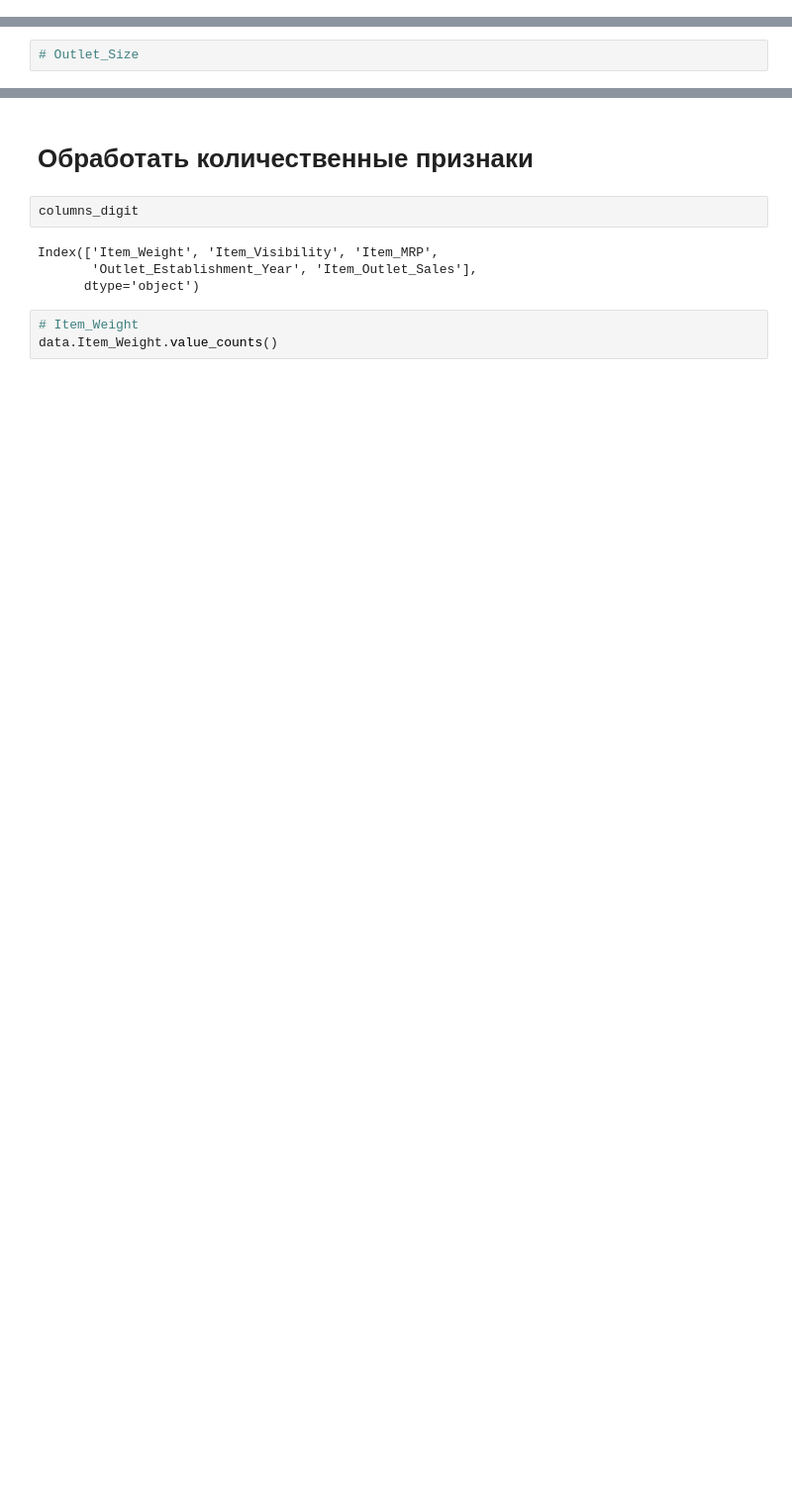
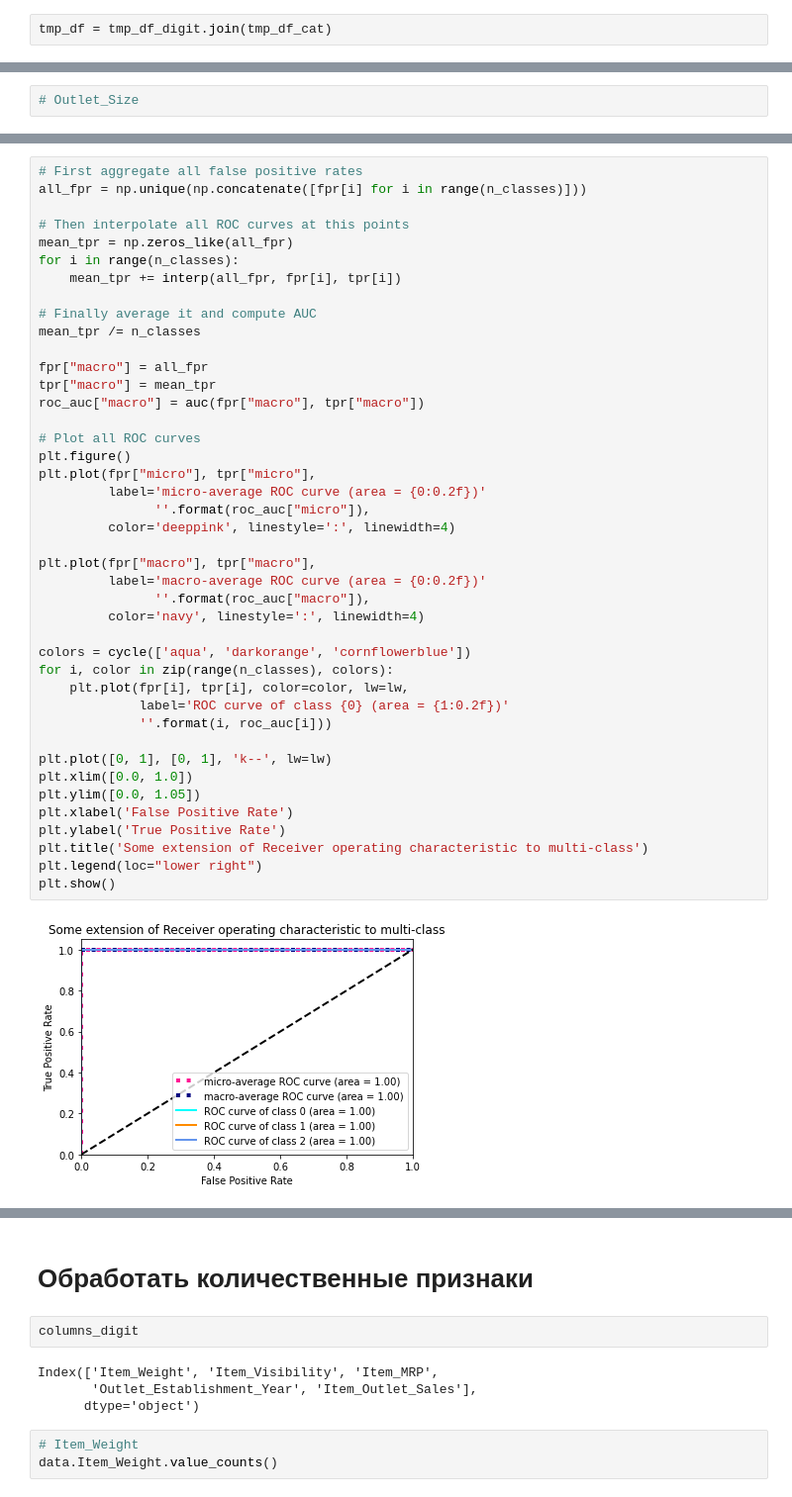
Before and after one commit to HeliosBI/AML_diploma_pre_1, a Jupyter notebook: diploma_pre_1.ipynb, the cells around one changed output, grey strips where cells are left out. Shown: that part at 99% size. Cells and saved outputs as stored; diff of their text form; blank space fills up the shorter version.

```diff
--- a/diploma_pre_1.ipynb
+++ b/diploma_pre_1.ipynb
@@ -145,0 +207,2 @@ data[data.Item_Weight.isna() == 1]
+# %%
+tmp_df = tmp_df_digit.join(tmp_df_cat)
@@ -169,0 +347,44 @@ data[data.Outlet_Size.isna() == 1]
+# %%
+# First aggregate all false positive rates
+all_fpr = np.unique(np.concatenate([fpr[i] for i in range(n_classes)]))
+
+# Then interpolate all ROC curves at this points
+mean_tpr = np.zeros_like(all_fpr)
+for i in range(n_classes):
+    mean_tpr += interp(all_fpr, fpr[i], tpr[i])
+
+# Finally average it and compute AUC
+mean_tpr /= n_classes
+
+fpr["macro"] = all_fpr
+tpr["macro"] = mean_tpr
+roc_auc["macro"] = auc(fpr["macro"], tpr["macro"])
+
+# Plot all ROC curves
+plt.figure()
+plt.plot(fpr["micro"], tpr["micro"],
+         label='micro-average ROC curve (area = {0:0.2f})'
+               ''.format(roc_auc["micro"]),
+         color='deeppink', linestyle=':', linewidth=4)
+
+plt.plot(fpr["macro"], tpr["macro"],
+         label='macro-average ROC curve (area = {0:0.2f})'
+               ''.format(roc_auc["macro"]),
+         color='navy', linestyle=':', linewidth=4)
+
+colors = cycle(['aqua', 'darkorange', 'cornflowerblue'])
+for i, color in zip(range(n_classes), colors):
+    plt.plot(fpr[i], tpr[i], color=color, lw=lw,
+             label='ROC curve of class {0} (area = {1:0.2f})'
+             ''.format(i, roc_auc[i]))
+
+plt.plot([0, 1], [0, 1], 'k--', lw=lw)
+plt.xlim([0.0, 1.0])
+plt.ylim([0.0, 1.05])
+plt.xlabel('False Positive Rate')
+plt.ylabel('True Positive Rate')
+plt.title('Some extension of Receiver operating characteristic to multi-class')
+plt.legend(loc="lower right")
+plt.show()
+# %% [output]
+[figure, added]
```
Also changed, not shown: parts of 47 cells of this notebook.
